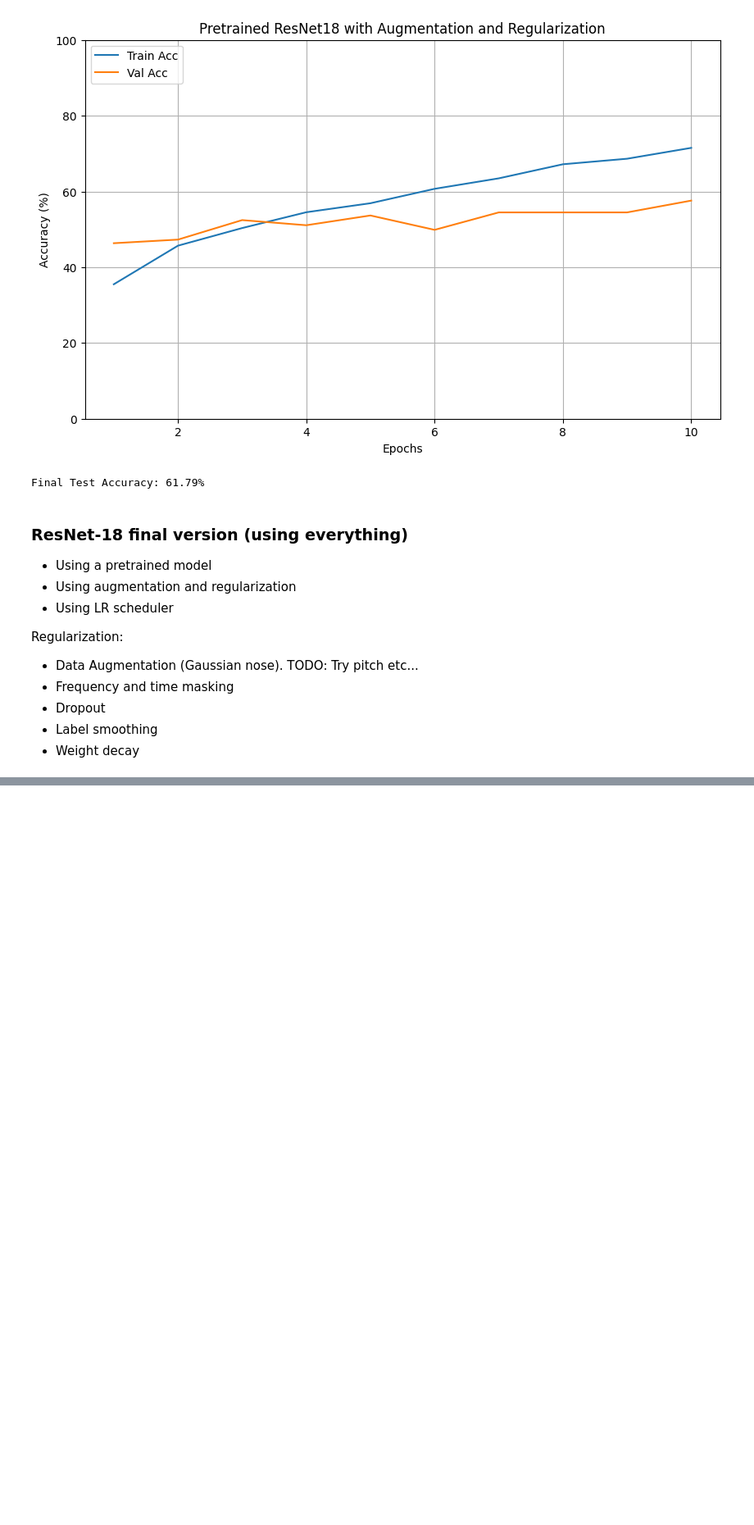
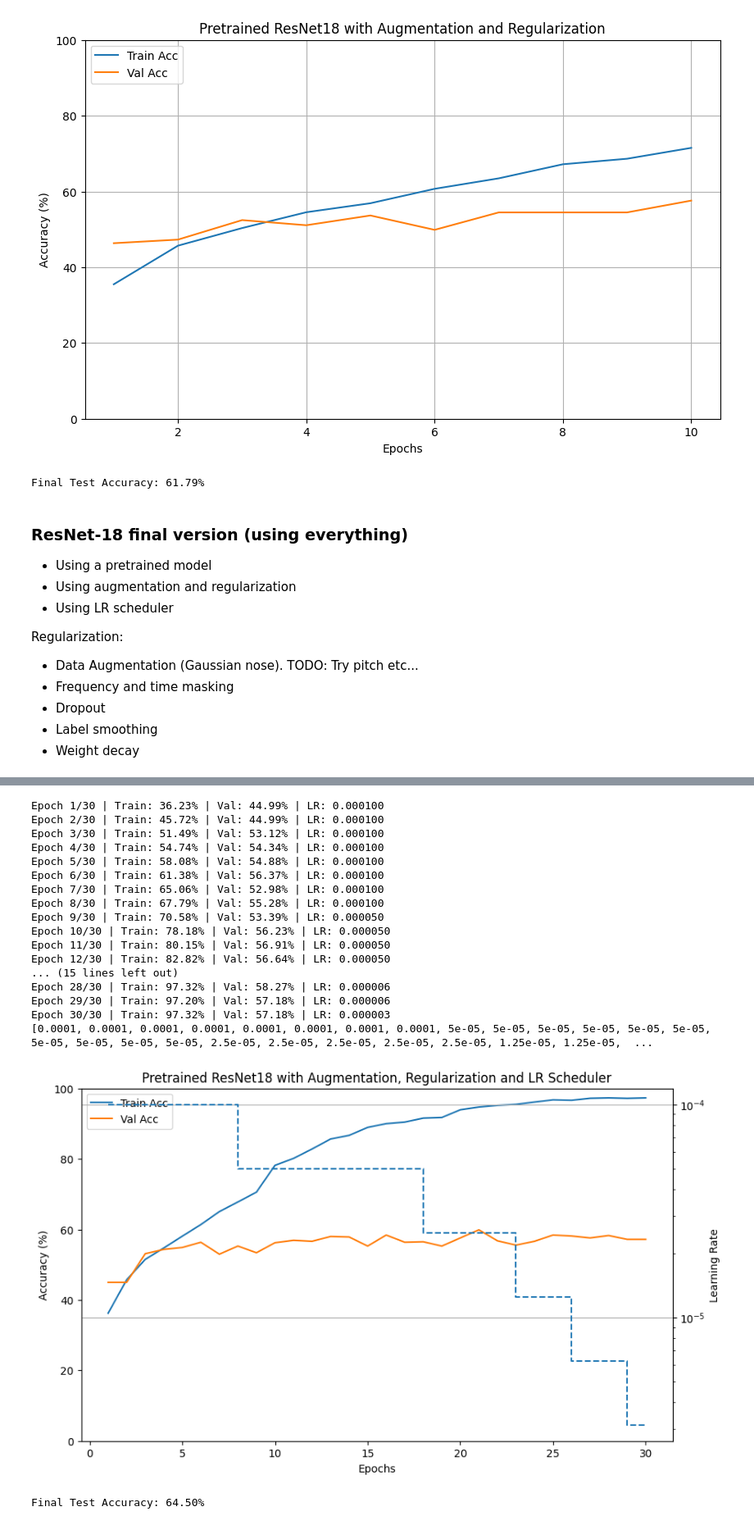
Before and after one commit to kristjan-kostanjsek/SER-deep-learning, a Jupyter notebook: ResNet18.ipynb, the cells around one changed output, grey strips where cells are left out. Shown at 82% size. Saved outputs shown, nothing was run; the diff lists cells and outputs as text; code cells hidden in the pictures; blank space fills up the shorter version.

```diff
--- a/ResNet18.ipynb
+++ b/ResNet18.ipynb
@@ -194,0 +142,54 @@ Final Test Accuracy: 63.64%
+# %%
+train_loader, val_loader, test_loader = build_dataloaders(
+    "./features/mel_spectrograms",
+    use_augmentation=True,
+    add_noise_std=0.005,
+    freq_mask_param=15,
+    time_mask_param=30
+)
+
+model, criterion, optimizer, scheduler = build_model(
+    model_name="resnet18",
+    pretrained=True,
+    use_regularization=True,
+    dropout_rate=0.5,
+    label_smoothing=0.1,
+    weight_decay=1e-3,
+    use_scheduler=True,
+    scheduler_factor=0.5,
+    scheduler_patience=2
+)
+
+history = train_model(
+    model,
+    train_loader,
+    val_loader,
+    criterion,
+    optimizer,
+    scheduler=scheduler,
+    epochs=30 # INCREASED
+)
+
+plot_history(history, "Pretrained ResNet18 with Augmentation, Regularization and LR Scheduler")
+
+test_accuracy = evaluate_model(model, test_loader)
+# %% [output]
+Epoch 1/30 | Train: 36.23% | Val: 44.99% | LR: 0.000100
+Epoch 2/30 | Train: 45.72% | Val: 44.99% | LR: 0.000100
+Epoch 3/30 | Train: 51.49% | Val: 53.12% | LR: 0.000100
+Epoch 4/30 | Train: 54.74% | Val: 54.34% | LR: 0.000100
+Epoch 5/30 | Train: 58.08% | Val: 54.88% | LR: 0.000100
+Epoch 6/30 | Train: 61.38% | Val: 56.37% | LR: 0.000100
+Epoch 7/30 | Train: 65.06% | Val: 52.98% | LR: 0.000100
+Epoch 8/30 | Train: 67.79% | Val: 55.28% | LR: 0.000100
+Epoch 9/30 | Train: 70.58% | Val: 53.39% | LR: 0.000050
+Epoch 10/30 | Train: 78.18% | Val: 56.23% | LR: 0.000050
+Epoch 11/30 | Train: 80.15% | Val: 56.91% | LR: 0.000050
+Epoch 12/30 | Train: 82.82% | Val: 56.64% | LR: 0.000050
+... (15 lines left out)
+Epoch 28/30 | Train: 97.32% | Val: 58.27% | LR: 0.000006
+Epoch 29/30 | Train: 97.20% | Val: 57.18% | LR: 0.000006
+Epoch 30/30 | Train: 97.32% | Val: 57.18% | LR: 0.000003
+[0.0001, 0.0001, 0.0001, 0.0001, 0.0001, 0.0001, 0.0001, 0.0001, 5e-05, 5e-05, 5e-05, 5e-05, 5e-05, 5e-05, 5e-05, 5e-05, 5e-05, 5e-05, 2.5e-05, 2.5e-05, 2.5e-05, 2.5e-05, 2.5e-05, 1.25e-05, 1.25e-05,  ...
+[figure, added]
+Final Test Accuracy: 64.50%
```
Also changed, not shown: parts of 1 cell of this notebook, 1 other file.
